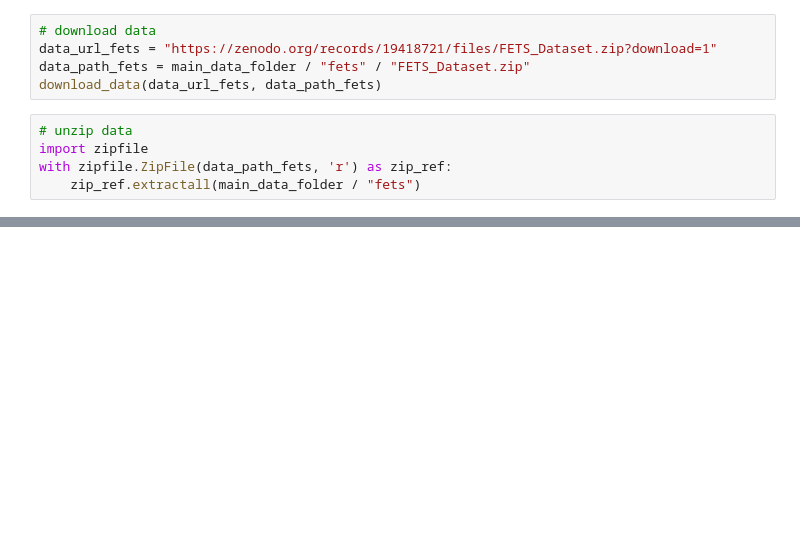
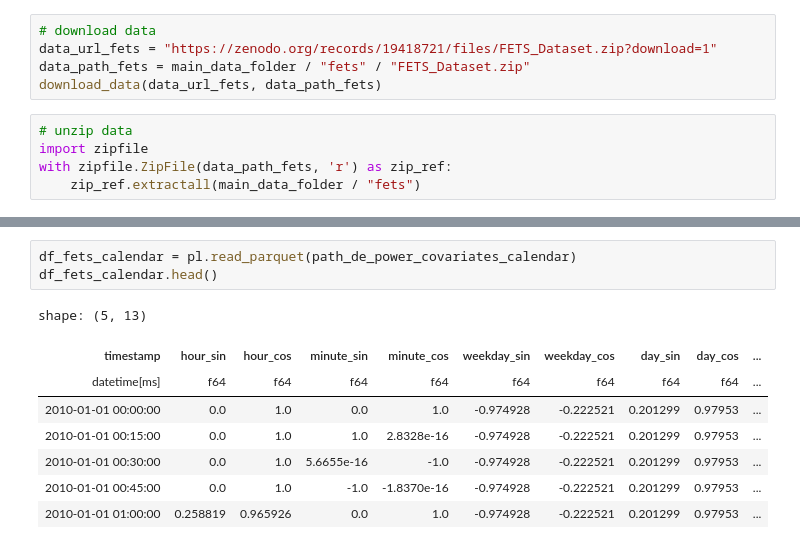
Before and after one commit to Richi0D/tirex_loss, a Jupyter notebook: notebooks/data_download.ipynb, the cells around one changed output, grey strips where cells are left out. Drawn from its saved outputs; the diff is of its cells as text; blank space fills up the shorter version.

```diff
--- a/notebooks/data_download.ipynb
+++ b/notebooks/data_download.ipynb
@@ -426,0 +432,12 @@ shape: (202_844, 23)
+# %%
+df_fets_calendar = pl.read_parquet(path_de_power_covariates_calendar)
+df_fets_calendar.head()
+# %% [output]
+shape: (5, 13)
+| timestamp | hour_sin | hour_cos | minute_sin | minute_cos | weekday_sin | weekday_cos | day_sin | day_cos | ... |
+| datetime[ms] | f64 | f64 | f64 | f64 | f64 | f64 | f64 | f64 | ... |
+| 2010-01-01 00:00:00 | 0.0 | 1.0 | 0.0 | 1.0 | -0.974928 | -0.222521 | 0.201299 | 0.97953 | ... |
+| 2010-01-01 00:15:00 | 0.0 | 1.0 | 1.0 | 2.8328e-16 | -0.974928 | -0.222521 | 0.201299 | 0.97953 | ... |
+| 2010-01-01 00:30:00 | 0.0 | 1.0 | 5.6655e-16 | -1.0 | -0.974928 | -0.222521 | 0.201299 | 0.97953 | ... |
+| 2010-01-01 00:45:00 | 0.0 | 1.0 | -1.0 | -1.8370e-16 | -0.974928 | -0.222521 | 0.201299 | 0.97953 | ... |
+| 2010-01-01 01:00:00 | 0.258819 | 0.965926 | 0.0 | 1.0 | -0.974928 | -0.222521 | 0.201299 | 0.97953 | ... |
```
Also changed, not shown: parts of 4 cells of this notebook, 10 other files.
